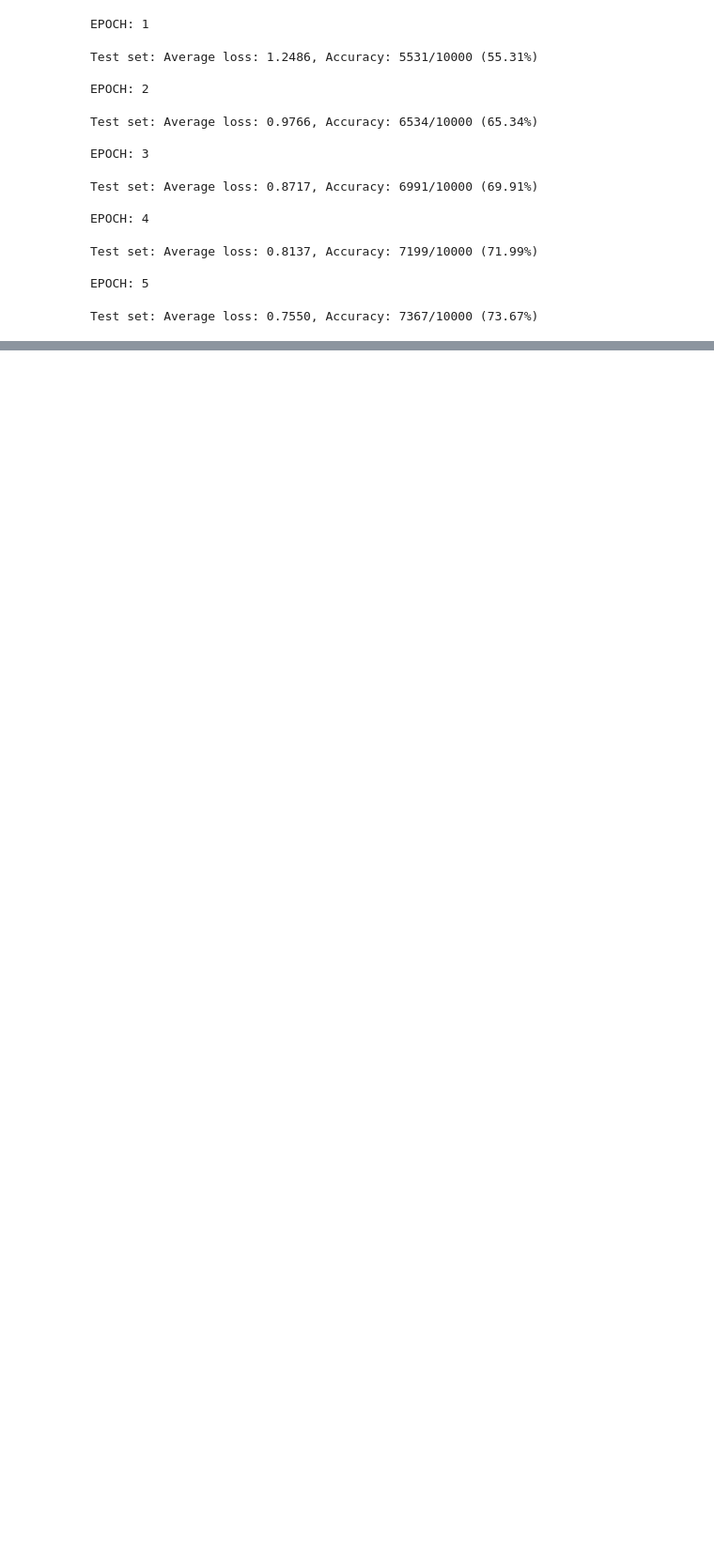
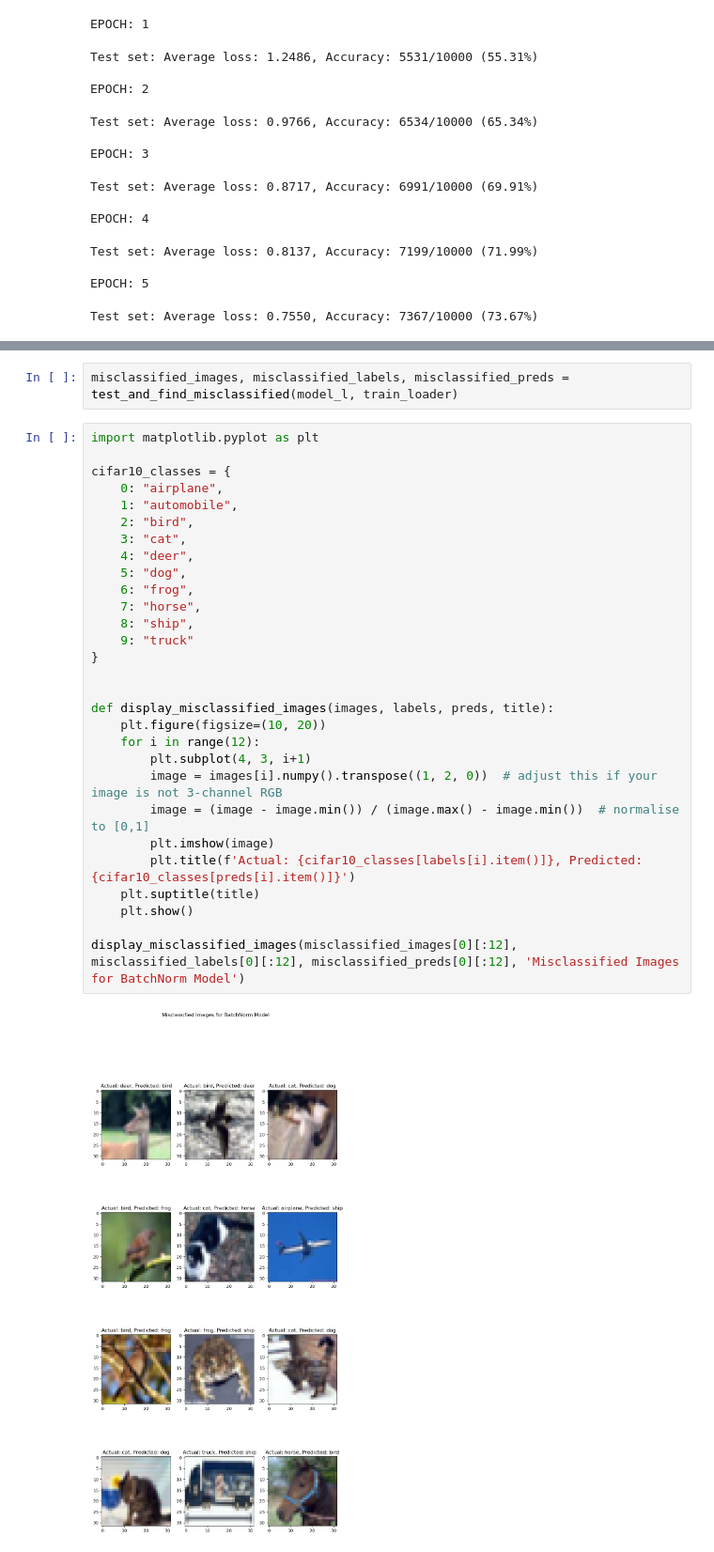
Before and after one commit to hemant1456/ERA_Course, a Jupyter notebook: Assignment_8/assignment8.ipynb, the cells around one changed output, grey strips where cells are left out. Shown at 94% size. Cells and saved outputs as stored; diff of their text form; blank space fills up the shorter version.

Commit message:
added visualisation for incorrect prediction

```diff
--- a/Assignment_8/assignment8.ipynb
+++ b/Assignment_8/assignment8.ipynb
@@ -172,0 +196,33 @@ Test set: Average loss: 0.7550, Accuracy: 7367/10000 (73.67%)
+# %%
+misclassified_images, misclassified_labels, misclassified_preds = test_and_find_misclassified(model_l, train_loader)
+# %%
+import matplotlib.pyplot as plt
+
+cifar10_classes = {
+    0: "airplane",
+    1: "automobile",
+    2: "bird",
+    3: "cat",
+    4: "deer",
+    5: "dog",
+    6: "frog",
+    7: "horse",
+    8: "ship",
+    9: "truck"
+}
+
+
+def display_misclassified_images(images, labels, preds, title):
+    plt.figure(figsize=(10, 20))
+    for i in range(12):
+        plt.subplot(4, 3, i+1)
+        image = images[i].numpy().transpose((1, 2, 0))  # adjust this if your image is not 3-channel RGB
+        image = (image - image.min()) / (image.max() - image.min())  # normalise to [0,1]
+        plt.imshow(image)
+        plt.title(f'Actual: {cifar10_classes[labels[i].item()]}, Predicted: {cifar10_classes[preds[i].item()]}')
+    plt.suptitle(title)
+    plt.show()
+
+display_misclassified_images(misclassified_images[0][:12], misclassified_labels[0][:12], misclassified_preds[0][:12], 'Misclassified Images for BatchNorm Model')
+# %% [output]
+[figure, added]
```
Also changed, not shown: parts of 1 cell of this notebook.
